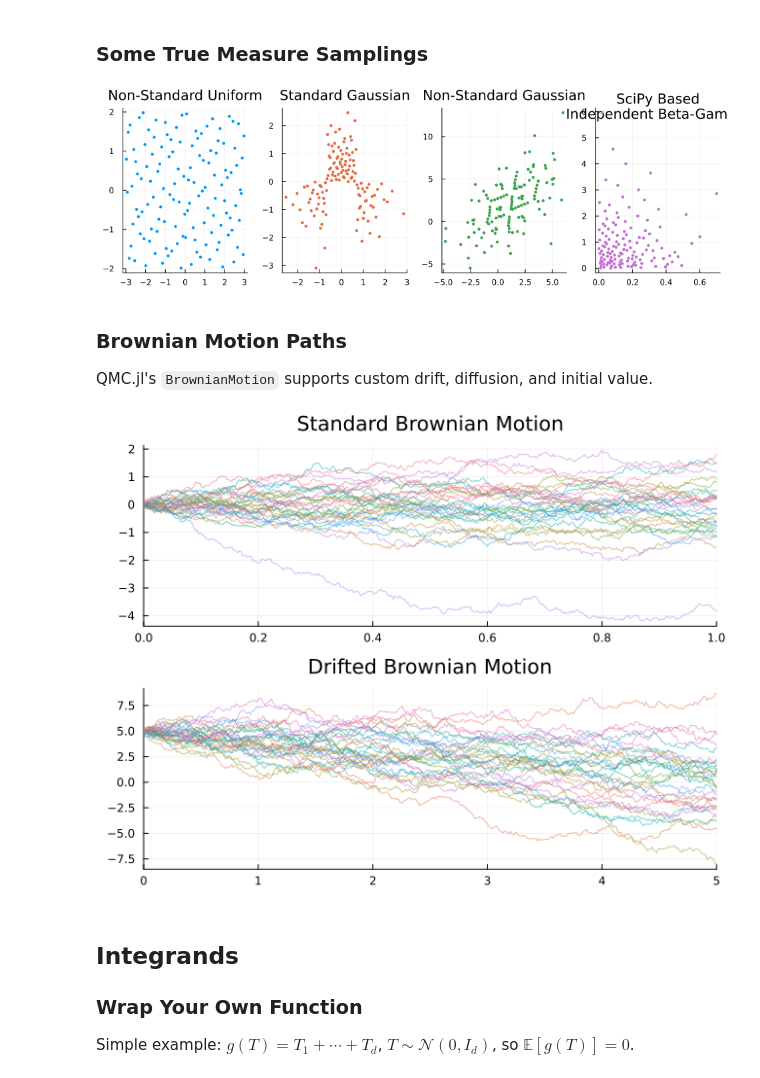
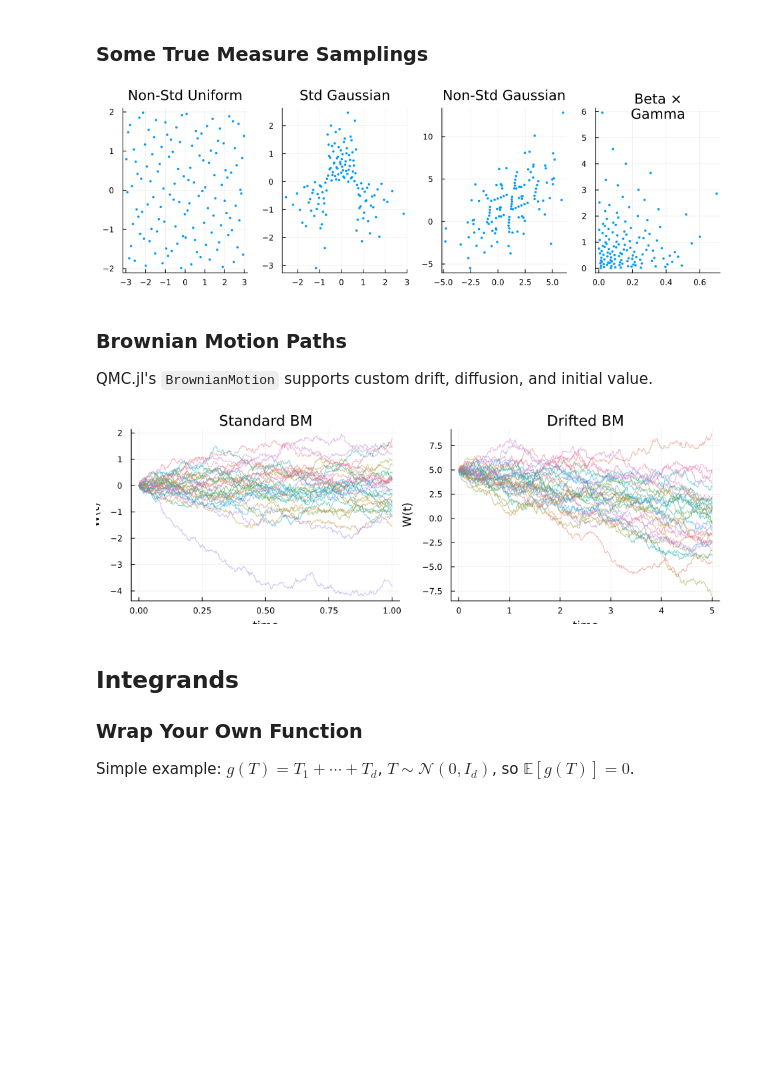
Before and after one commit to QMCSoftware/QMC.jl, a Jupyter notebook: demos/talk_paper_demos/pydata_chi_2023.ipynb, the cells around one changed output. Saved outputs shown, nothing was run; the diff lists cells and outputs as text; code cells hidden in the pictures; blank space fills up the shorter version.

```diff
--- a/demos/talk_paper_demos/pydata_chi_2023.ipynb
+++ b/demos/talk_paper_demos/pydata_chi_2023.ipynb
@@ -246,13 +238,13 @@ n_start=2 → 2 more samples (extensible):
 ### Some True Measure Samplings
 # %%
 n = 2^7
-dd2 = DigitalNetB2(2; seed=7, graycode=false)
+dd2 = DigitalNetB2(2; seed=7)
 
 true_measures = [
-    ("Non-Standard Uniform",     Uniform(dd2; lower_bound=[-3,-2], upper_bound=[3,2])),
-    ("Standard Gaussian",        Gaussian(dd2)),
-    ("Non-Standard Gaussian",    Gaussian(dd2; mean=[1.0,2.0], covariance=[5.0 4.0; 4.0 9.0])),
-    ("SciPy Based\nIndependent Beta-Gamma",       DistributionsWrapper(dd2;
+    ("Non-Std Uniform",     Uniform(dd2; lower_bound=[-3,-2], upper_bound=[3,2])),
+    ("Std Gaussian",        Gaussian(dd2)),
+    ("Non-Std Gaussian",    Gaussian(dd2; mean=[1.0,2.0], covariance=[5.0 4.0; 4.0 9.0])),
+    ("Beta ×\nGamma",       DistributionsWrapper(dd2;
                                 marginals=Distributions.UnivariateDistribution[
                                     Distributions.Beta(1,5),
                                     Distributions.Gamma(1)])),
@@ -260,11 +252,11 @@ true_measures = [
 
 if HAVE_PLOTS
     ps = []
-    for (i, (name, tm_i)) in enumerate(true_measures)
+    for (name, tm_i) in true_measures
         local x = gen_samples(tm_i.dd, n)
         local t = transform(tm_i, x)
         p = scatter(t[:, 1], t[:, 2];
-            title=name, color=i, markersize=2.5, markerstrokewidth=0,
+            title=name, markersize=2, markerstrokewidth=0,
             label=nothing, size=(260, 280))
         push!(ps, p)
     end
@@ -277,7 +269,7 @@ else
     end
 end
 # %% [output]
-[figure, old version]
+[figure, new version]
 # %% [markdown]
 ### Brownian Motion Paths
 
@@ -285,33 +277,33 @@ QMC.jl's `BrownianMotion` supports custom drift, diffusion, and initial value.
 # %%
 n_paths = 32
 dd_bm = Lattice(365; seed=7)
 
 bm_data = [
-    ("Standard Brownian Motion",  BrownianMotion(dd_bm)),
-    ("Drifted Brownian Motion",   BrownianMotion(dd_bm; t_final=5.0, initial_value=5.0, drift=-1.0, diffusion=2.0)),
+    ("Standard BM",  BrownianMotion(dd_bm)),
+    ("Drifted BM",   BrownianMotion(dd_bm; t_final=5.0, initial_value=5.0, drift=-1.0, diffusion=2.0)),
 ]
 
 if HAVE_PLOTS
     ps = []
     for (name, bm) in bm_data
         local x = gen_samples(bm.dd, n_paths)
         local t = transform(bm, x)
         tv = [0.0; bm.time_vector]
         paths = hcat(fill(bm.initial_value, n_paths, 1), t)
-        p = plot(tv, paths'; title=name, xlims=(tv[1], tv[end]),
-            legend=false, alpha=0.5, size=(600, 250))
+        p = plot(tv, paths'; title=name, xlabel="time", ylabel="W(t)",
+            legend=false, alpha=0.5, size=(450, 280))
         push!(ps, p)
     end
-    display(plot(ps...; layout=(length(bm_data), 1), size=(650, 250 * length(bm_data))))
+    display(plot(ps...; layout=(1, 2), size=(900, 300)))
 else
     for (name, bm) in bm_data
         local x = gen_samples(bm.dd, n_paths)
         local t = transform(bm, x)
         @printf("%s: path mean at t_final = %.4f\n", name, mean(t[:, end]))
     end
 end
 # %% [output]
-[figure, old version]
+[figure, new version]
 # %% [markdown]
 ## Integrands
 
```
Also changed, not shown: parts of 11 cells of this notebook, 14 other files.
